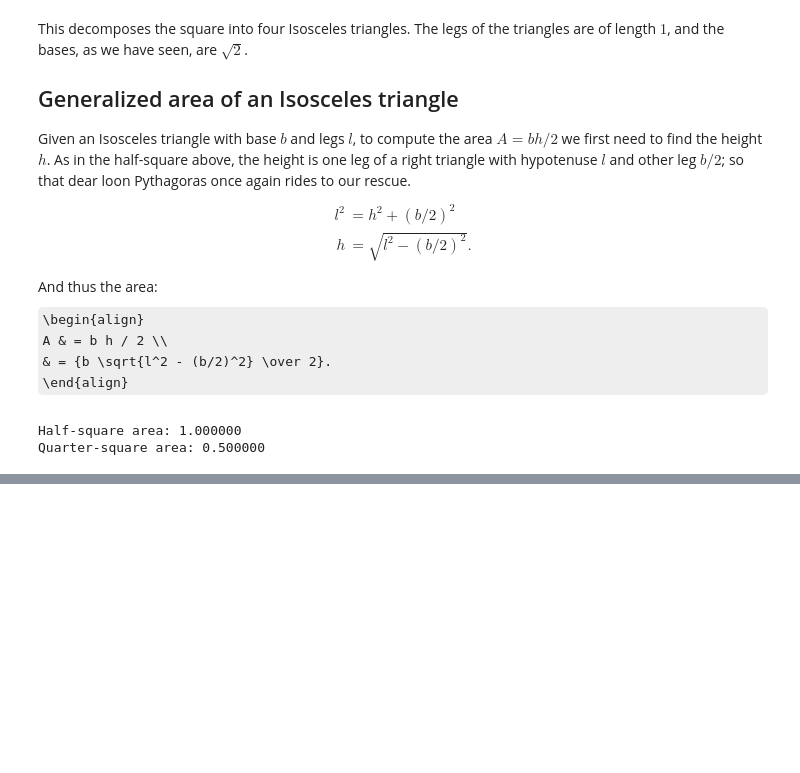
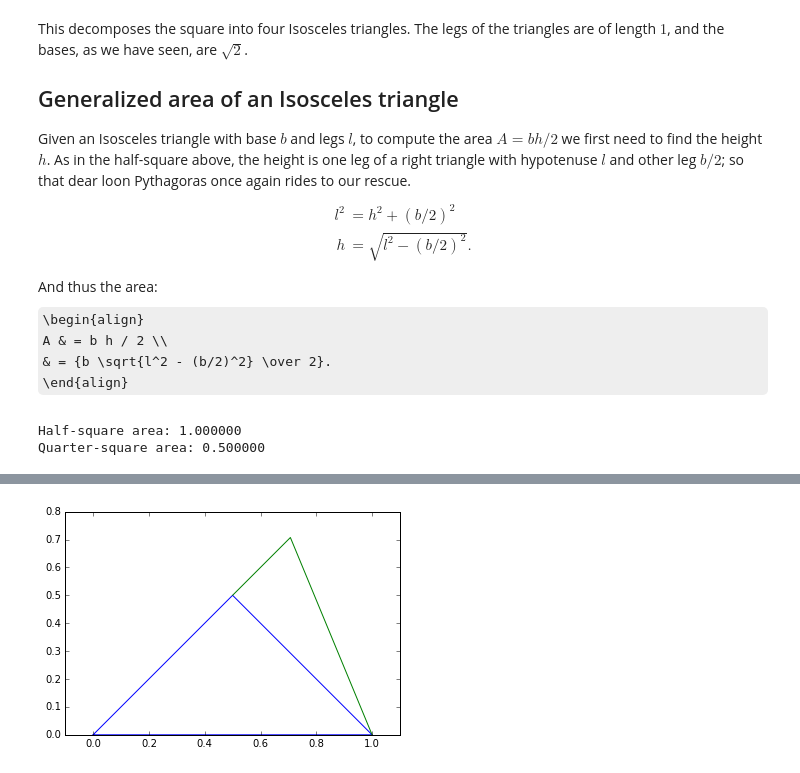
Before and after one commit to vobine/hacks, a Jupyter notebook: Pi2016.ipynb, the cells around one changed output, grey strips where cells are left out. Cells and saved outputs as stored; diff of their text form; code cells hidden in the pictures; some formulas as TeX source; blank space fills up the shorter version.

```diff
--- a/Pi2016.ipynb
+++ b/Pi2016.ipynb
@@ -105,0 +127,6 @@ Quarter-square area: 0.500000
+# %%
+plt.plot ((0, 0.5, 1, 0), (0, 0.5, 0, 0))
+plt.plot ((0.5, np.cos (np.pi/4), 1), (0.5, np.sin (np.pi/4), 0))
+plt.axis ('equal');
+# %% [output]
+[figure, added]
```
Also changed, not shown: parts of 3 cells of this notebook.
